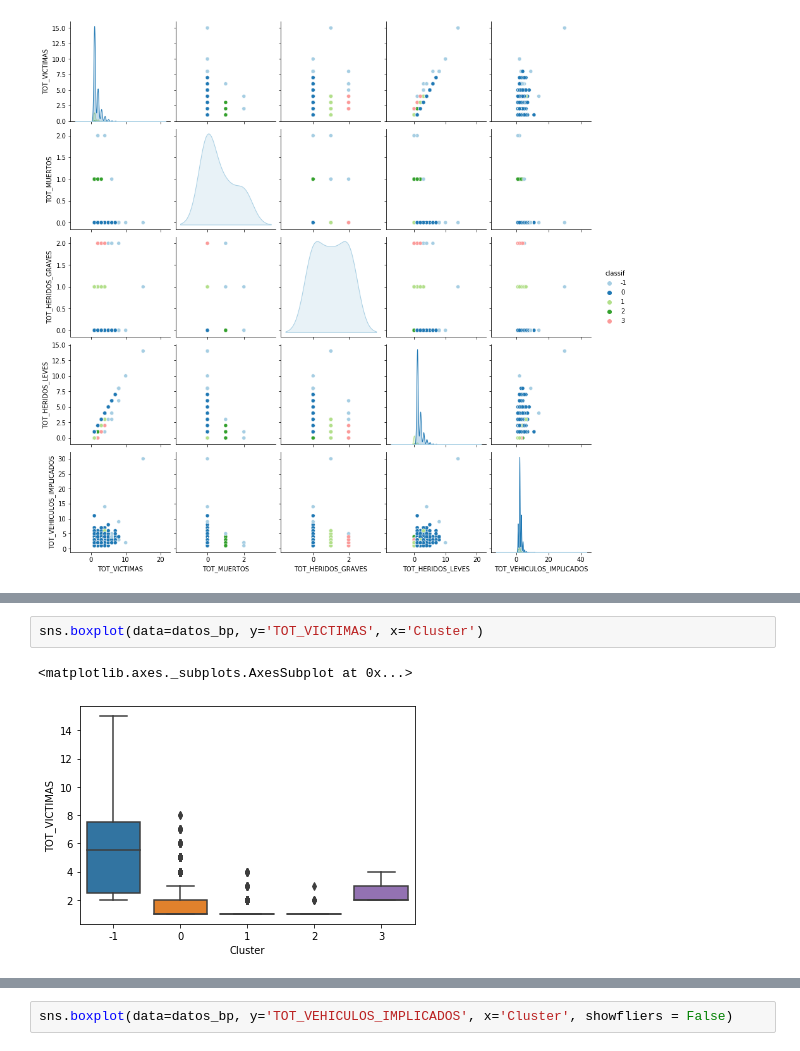
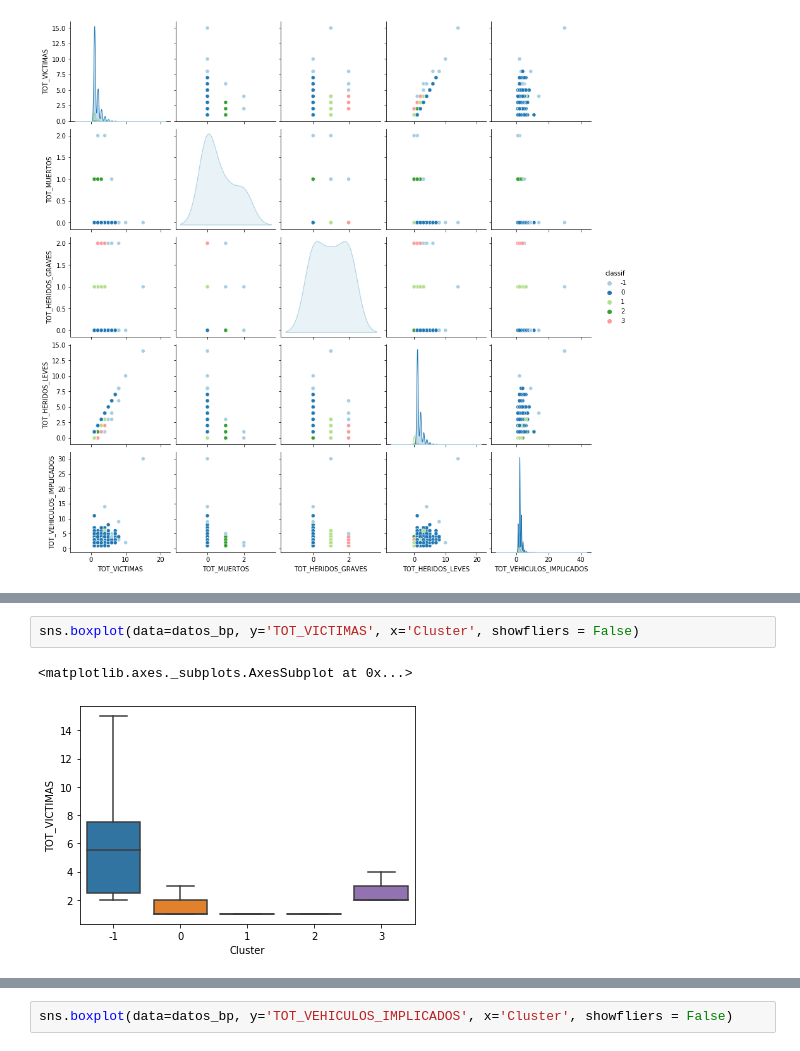
Before and after one commit to patriciacorhid/IN, a Jupyter notebook: P2/P2_accidentes.ipynb, the cells around one changed output, grey strips where cells are left out. Drawn from its saved outputs; the diff is of its cells as text.

```diff
--- a/P2/P2_accidentes.ipynb
+++ b/P2/P2_accidentes.ipynb
@@ -898,8 +900,8 @@ datos_bp.head()
 | 367 | 1 | 0 | 0 | 1 | 2 | 0 |
 | 481 | 2 | 0 | 0 | 2 | 4 | 0 |
 # %%
-sns.boxplot(data=datos_bp, y='TOT_VICTIMAS', x='Cluster')
+sns.boxplot(data=datos_bp, y='TOT_VICTIMAS', x='Cluster', showfliers = False)
 # %% [output]
 <matplotlib.axes._subplots.AxesSubplot at 0x...>
-[figure, old version]
+[figure, new version]
 # %%
```
Also changed, not shown: parts of 11 cells of this notebook, 4 other files.
